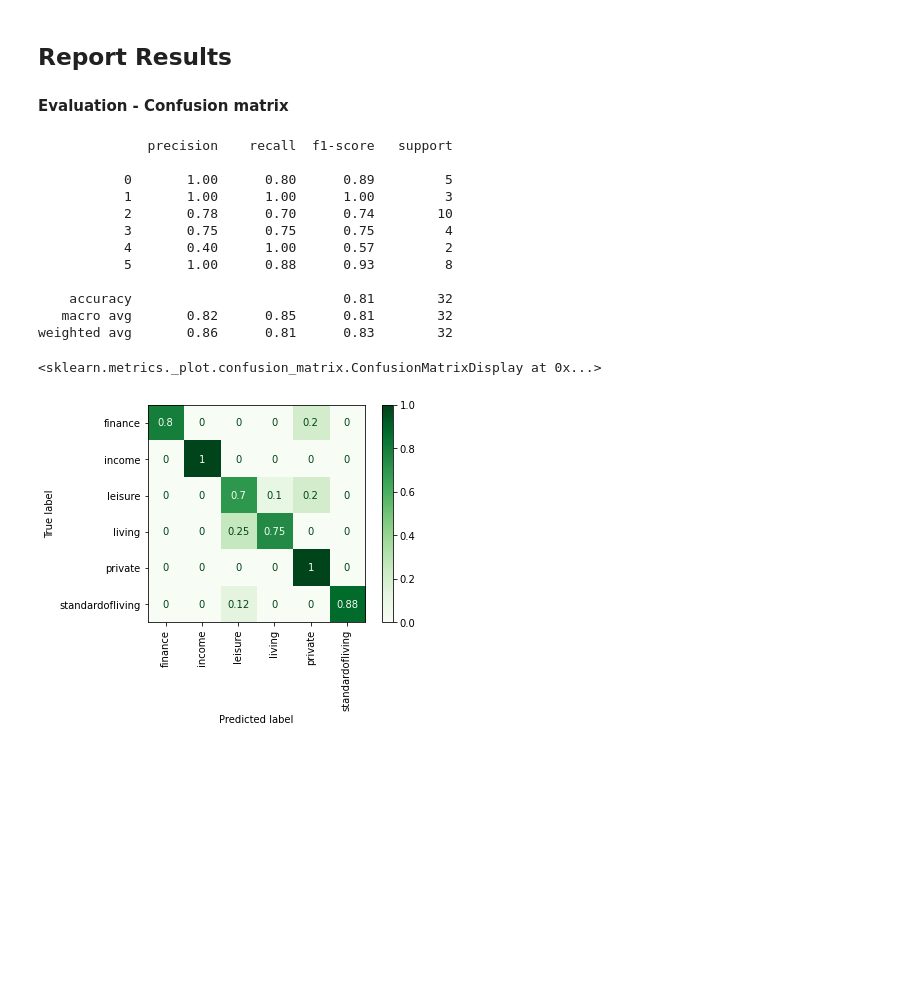
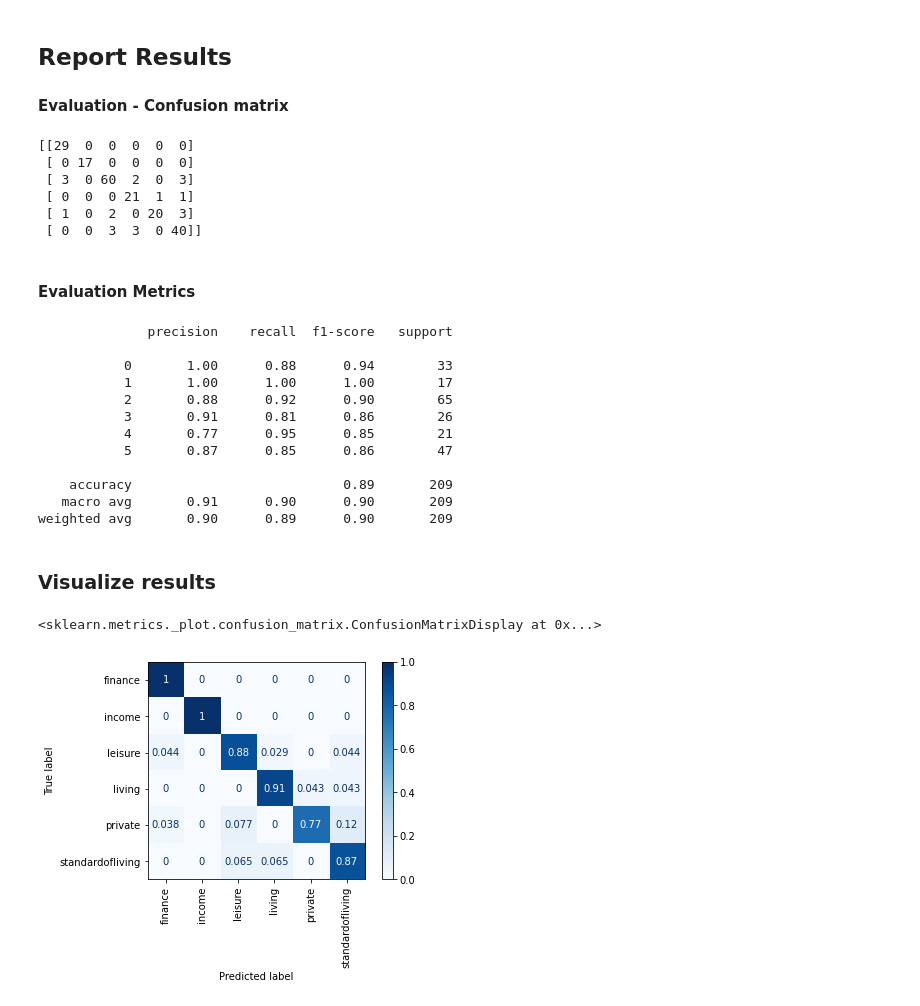
Before and after one commit to mariamonzon/Software-applications-with-AI, a Jupyter notebook: Homework1-NaiveBayesTransactions/Homework-1-Classification.ipynb, the cells around one changed output. Saved outputs shown, nothing was run; the diff lists cells and outputs as text; code cells hidden in the pictures; blank space fills up the shorter version.

```diff
--- a/Homework1-NaiveBayesTransactions/Homework-1-Classification.ipynb
+++ b/Homework1-NaiveBayesTransactions/Homework-1-Classification.ipynb
@@ -325,0 +331,22 @@ y_pred_prob = clasifier.predict_proba(X_test)
+# %%
+#Cross validation fit and predict auxiliar function
+def cross_val_fit_predict(clf, X,y,k_folds=10, shuffle=False, random_state =None ):
+    #cv = KFold(n_splits=k_folds, shuffle=shuffle, random_state= random_state)
+    cv = StratifiedKFold(n_splits=k_folds, shuffle=shuffle, random_state= random_state)
+    y_preds, y_preds_probs,  test_index= [], [], [],
+
+    for i, (train, test) in enumerate( cv.split(X, y)):
+        # Store in case of shuffle index
+        test_index = np.append(test_index, test)
+
+        #Train Classifier Model from scratch
+        clf.fit(X[train], y[train])
+
+        #Predict labels
+        y_preds = np.append(y_preds, classifier.predict(X[test]))
+
+        #Predict probabilities
+        probs = classifier.predict_proba(X[test])
+        y_preds_probs = np.append(y_preds_probs, probs).reshape(-1,probs.shape[-1])
+
+    return y_preds, y_preds_probs, np.array(test_index, dtype=int)
@@ -326,20 +355,43 @@ y_pred_prob = clasifier.predict_proba(X_test)
+# %%
+#Create Multinomial Naive Bayes classifier
+classifier = MultinomialNB()
+# %%
+# Splite in traing and testing
+#X_train, X_test, y_train, y_test = train_test_split(X, y, test_size=0.10)
+y_pred_cv, probs_pred_cv, test_index = cross_val_fit_predict(classifier, X, y, shuffle=True)
 # %% [markdown]
 ## Report Results
 
 #### Evaluation - Confusion matrix
+# %%
+#Create Confusion Matrix
+cm_cv = confusion_matrix(y_pred_cv, y[test_index], normalize= None)
+cm_cv_norm = confusion_matrix(y_pred_cv, y[test_index], normalize= 'true')
+print(cm_cv)
+# %% [output]
+[[29  0  0  0  0  0]
+ [ 0 17  0  0  0  0]
+ [ 3  0 60  2  0  3]
+ [ 0  0  0 21  1  1]
+ [ 1  0  2  0 20  3]
+ [ 0  0  3  3  0 40]]
+# %% [markdown]
+#### Evaluation Metrics
 # %%
 # Get accuracy Evaluation Metrics
-print(classification_report(y_test, y_pred))
+print(classification_report(y[test_index], y_pred_cv))
 # %% [output]
               precision    recall  f1-score   support
 
-           0       1.00      0.80      0.89         5
-           1       1.00      1.00      1.00         3
-           2       0.78      0.70      0.74        10
-           3       0.75      0.75      0.75         4
-           4       0.40      1.00      0.57         2
-           5       1.00      0.88      0.93         8
+           0       1.00      0.88      0.94        33
+           1       1.00      1.00      1.00        17
+           2       0.88      0.92      0.90        65
+           3       0.91      0.81      0.86        26
+           4       0.77      0.95      0.85        21
+           5       0.87      0.85      0.86        47
 
-    accuracy                           0.81        32
-   macro avg       0.82      0.85      0.81        32
-weighted avg       0.86      0.81      0.83        32
+    accuracy                           0.89       209
+   macro avg       0.91      0.90      0.90       209
+weighted avg       0.90      0.89      0.90       209
+# %% [markdown]
+### Visualize results
@@ -346,9 +440,7 @@ weighted avg       0.86      0.81      0.83        32
 # %%
-#Create Confusion Matrix
-cm = confusion_matrix(y_test, y_pred, normalize= 'true')
 # Display the Confusion Matrix
-disp = ConfusionMatrixDisplay(confusion_matrix=cm,display_labels= np.unique( dataset['label']))
-disp.plot(xticks_rotation= 'vertical', cmap =plt.cm.Greens)
+disp = ConfusionMatrixDisplay(confusion_matrix=cm_cv_norm ,display_labels= class_labels.keys())
+disp.plot(xticks_rotation= 'vertical', cmap =plt.cm.Blues)
 # %% [output]
 <sklearn.metrics._plot.confusion_matrix.ConfusionMatrixDisplay at 0x...>
-[figure, old version]
+[figure, new version]
```
Also changed, not shown: parts of 55 cells of this notebook.
